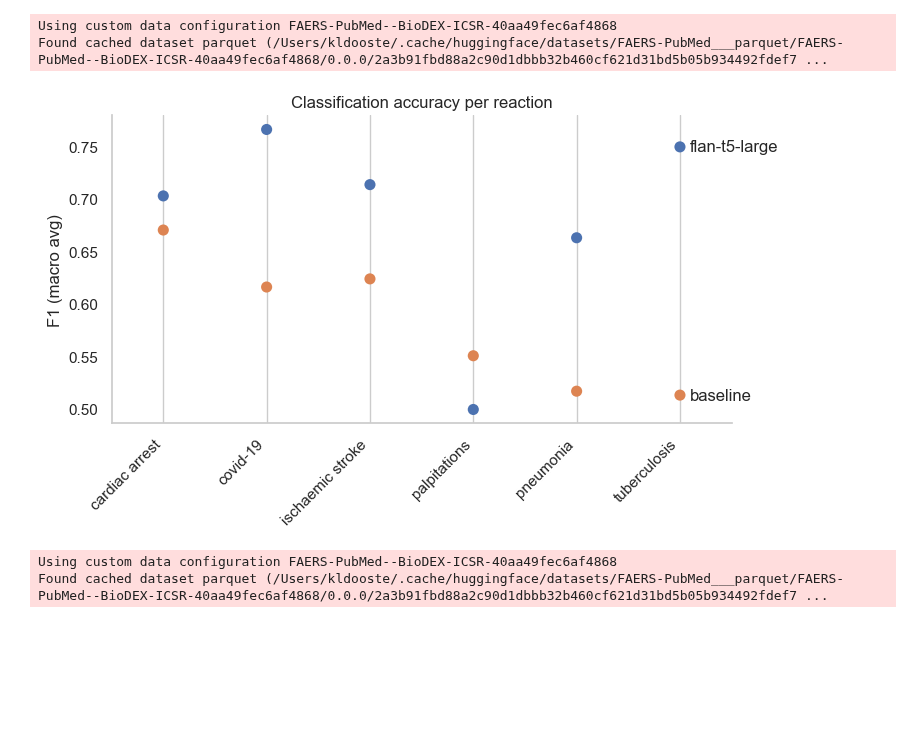
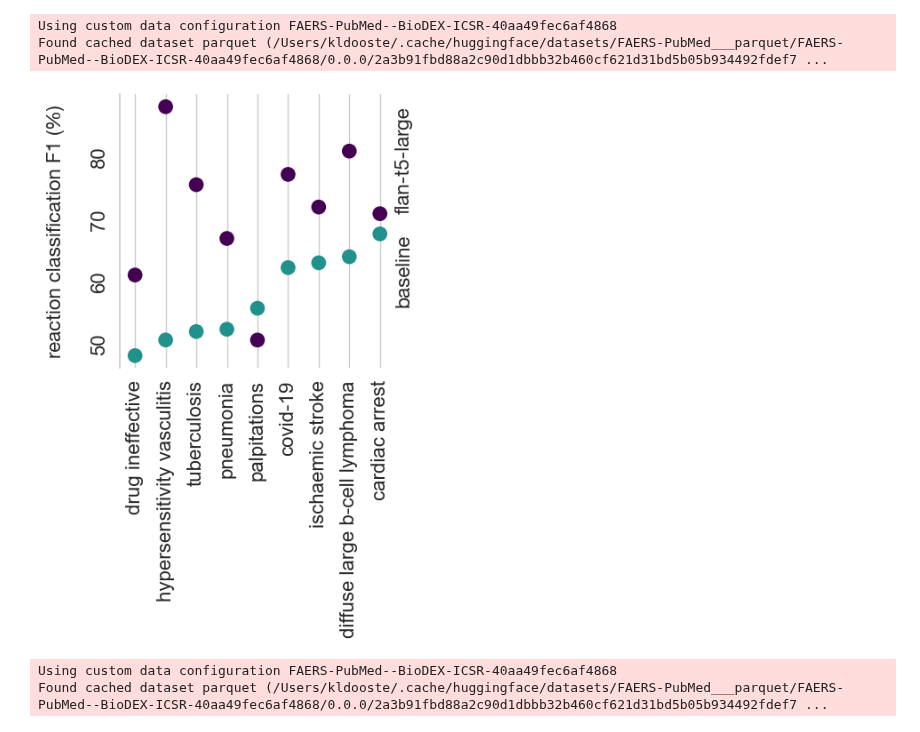
Before and after one commit to KarelDO/BioDEX, a Jupyter notebook: tasks/icsr_extraction/seriousness_metrics.ipynb, the cells around one changed output. Saved outputs shown, nothing was run; the diff lists cells and outputs as text; code cells hidden in the pictures; blank space fills up the shorter version.

Commit message:
better classification plots

```diff
--- a/tasks/icsr_extraction/seriousness_metrics.ipynb
+++ b/tasks/icsr_extraction/seriousness_metrics.ipynb
@@ -158,37 +153,79 @@ baseline_scores = [s[1] for s in scores]
 # %%
 import seaborn as sns
 import pandas as pd
 import matplotlib.pyplot as plt
+import numpy as np
 
 sns.set_theme(style="whitegrid")
 
+targets = sorted(['tuberculosis', 'pneumonia', 'covid-19', 'cardiac arrest', 'palpitations', 'ischaemic stroke', 'drug ineffective', 'hypersensitivity vasculitis', 'diffuse large b-cell lymphoma'])
+scores = [get_scores(t) for t in targets]
+pred_scores = [s[0] for s in scores]
+baseline_scores = [s[1] for s in scores]
+
 # Combine the data into a pandas DataFrame
 data = pd.DataFrame({'scores': pred_scores + baseline_scores, 'model': ['flan-t5-large'] * len(pred_scores) + ['baseline'] * len(baseline_scores), 'targets': targets + targets})
+data['scores'] = data['scores'] * 100
+data = data.sort_values(by=['model', 'scores'], ascending=True )
 
-fig, ax = plt.subplots(figsize=(8, 4))
-sns.swarmplot(data=data, x='targets', y='scores', hue='model', s=8, orient='v')
+fig, ax = plt.subplots(figsize=(4, 4))
+
+# Get viridis color cycle
+cmap = plt.get_cmap('viridis')
+palette = [cmap(i) for i in np.linspace(0, 1, 3)][:2][::-1]
+
+sns.swarmplot(data=data, x='targets', y='scores', hue='model', s=12, orient='v', palette=palette)
+
+fontsize = 16
+plt.rcParams['font.family'] = 'Helvetica Neue'
+plt.rcParams['font.size'] = fontsize
 
 # Remove the legend
 ax.get_legend().remove()
 
 # Print the model labels on the dots
+targets = data['targets'].unique()
 data_indexed = data.set_index(['model', 'targets'])
-plt.text(len(targets) - 0.9, data_indexed.loc['flan-t5-large', targets[-1]][0], 'flan-t5-large',verticalalignment='center')
-plt.text(len(targets) - 0.9, data_indexed.loc['baseline', targets[-1]][0], 'baseline',verticalalignment='center')
+plt.text(len(targets) - 0.5, data_indexed.loc['flan-t5-large', targets[-1]][0], 'flan-t5-large',verticalalignment='bottom', rotation=90)
+plt.text(len(targets) - 0.5, data_indexed.loc['baseline', targets[-1]][0], 'baseline',verticalalignment='top', rotation=90)
 
 ax.yaxis.grid(False) # Hide the horizontal gridlines
 ax.xaxis.grid(True) # Show the vertical gridlines
 
-sns.despine()
-plt.xticks(rotation=45, ha='right')
+
+
+sns.despine(bottom=True)
+plt.xticks(rotation=90, ha='center', va='top')
+plt.yticks(rotation=90)
+
+# Format y-axis as percentages
+# fmt = '%.0f%%'  # Format as whole numbers with percentage symbol
+# yticks = mtick.FormatStrFormatter(fmt)
+# plt.gca().yaxis.set_major_formatter(yticks)
+
+# Annotate text on top of the y-axis
+# highest_y = max(data['scores'])
+# annotation_text = 'classification F1 (%)'
+# plt.annotate(annotation_text, xy=(-.1, highest_y), xytext=(5, 0), rotation=90,
+#              xycoords=('axes fraction', 'data'), textcoords='offset points',
+#              ha='left', va='bottom')
+
 
 # Add labels and title
 plt.xlabel("")
-plt.ylabel("F1 (macro avg)")
-plt.title("Classification accuracy per reaction")
+ax.set_ylabel("reaction classification F1 (%)\n", fontfamily='Helvetica Neue', fontsize=fontsize)
+
+# Control font and font style for the axis tick labels
+ax.tick_params(axis='both', which='major', labelsize=fontsize)
+# plt.title("Drug classification ")
+
+# plt.gca().invert_yaxis()  # Invert the y-axis to rotate the plot vertically
+# plt.gca().invert_xaxis()  # Invert the x-axis to rotate the plot horizontal
+
+plt.savefig('../../analysis/plots/reaction_classification.png', dpi=300, bbox_inches='tight')
 plt.show()
 # %% [output]
-[figure, old version]
+[figure, new version]
 # %%
 # get occurance data for reactions using the training set?
 dataset = load_dataset(dataset_name)
```
Also changed, not shown: parts of 3 cells of this notebook, 2 other files.
